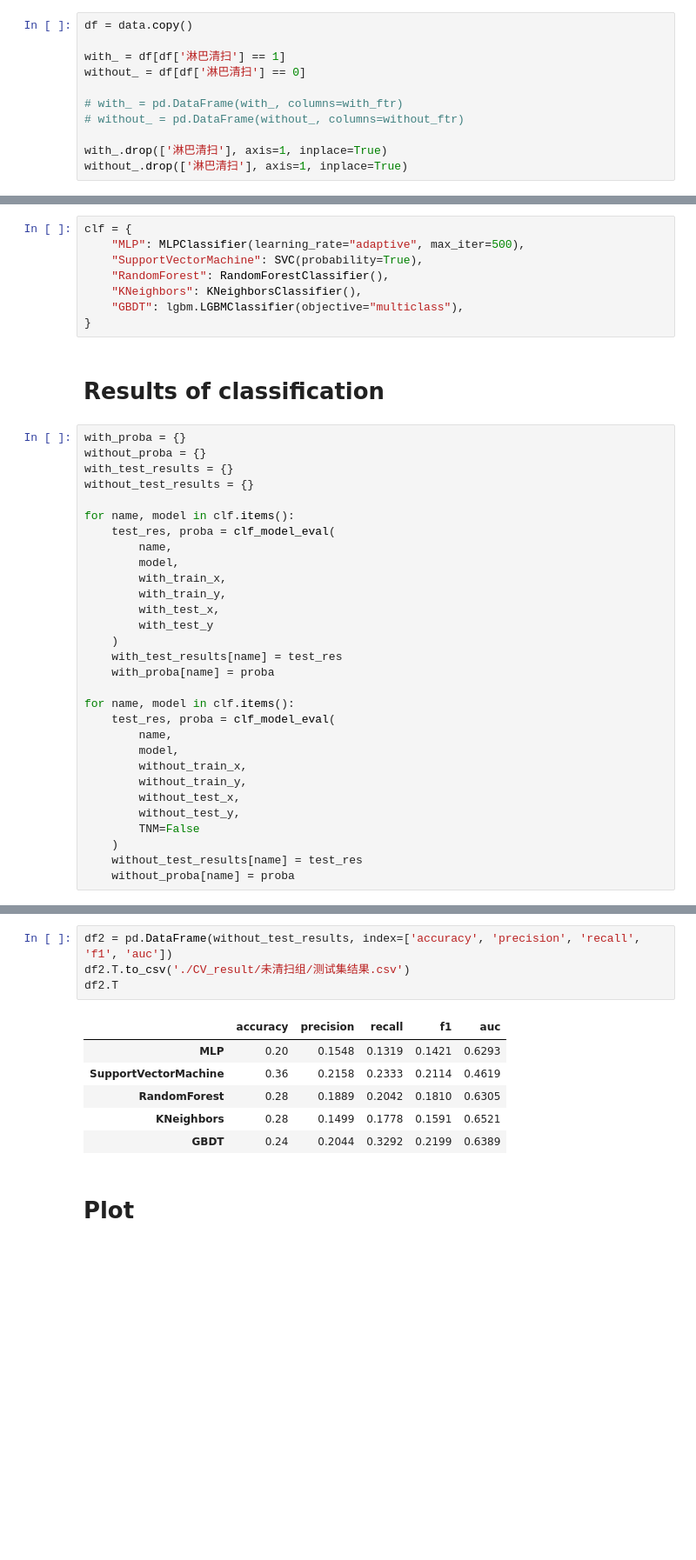
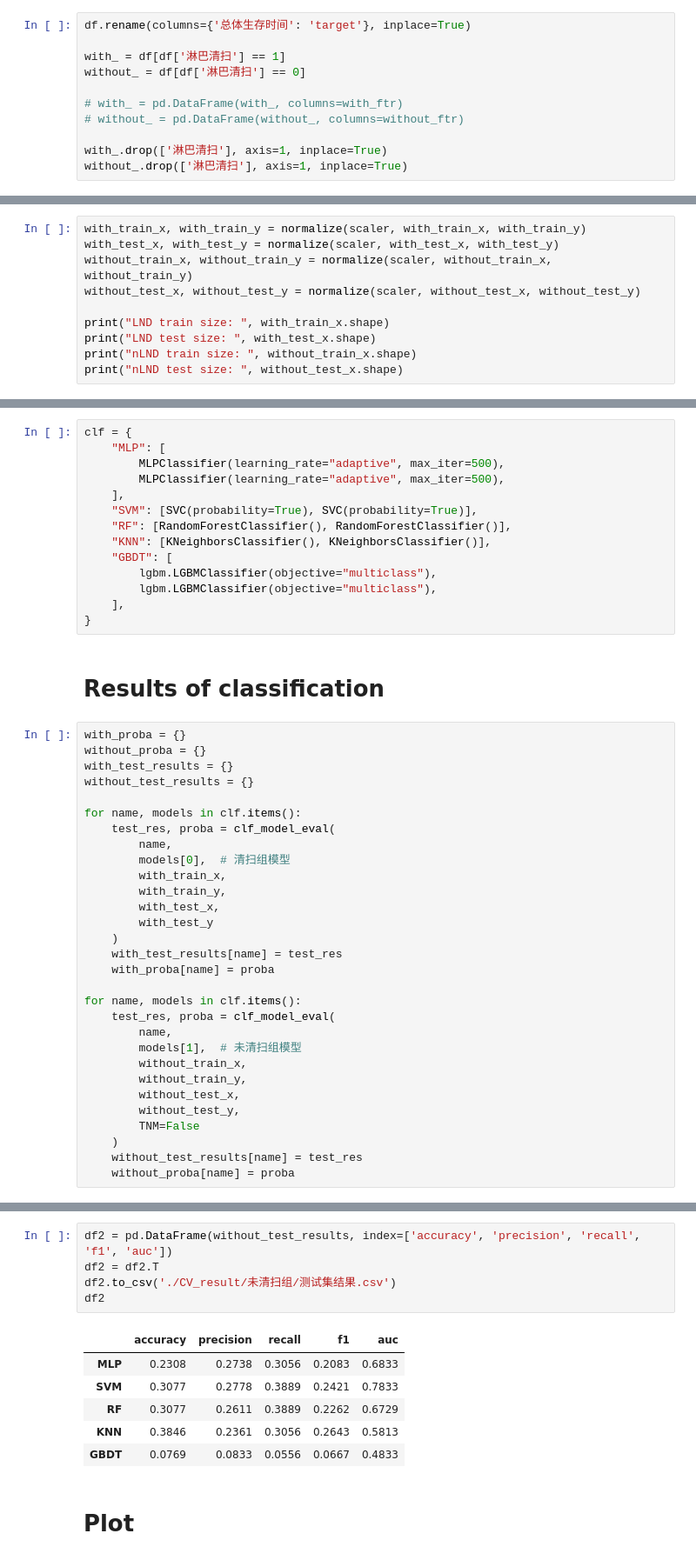
Before and after one commit to Parsonlee/TNM------, a Jupyter notebook: model.ipynb, the cells around one changed output, grey strips where cells are left out. Shown: that part at 87% size. Cells and saved outputs as stored; diff of their text form; blank space fills up the shorter version.

```diff
--- a/model.ipynb
+++ b/model.ipynb
@@ -92,7 +95,7 @@ plt.title('Number of samples in each class')
 Text(0.5, 1.0, 'Number of samples in each class')
 [figure]
 # %%
-df = data.copy()
+df.rename(columns={'总体生存时间': 'target'}, inplace=True)
 
 with_ = df[df['淋巴清扫'] == 1]
 without_ = df[df['淋巴清扫'] == 0]
@@ -156,0 +148,10 @@ with_test_y, without_test_y
+# %%
+with_train_x, with_train_y = normalize(scaler, with_train_x, with_train_y)
+with_test_x, with_test_y = normalize(scaler, with_test_x, with_test_y)
+without_train_x, without_train_y = normalize(scaler, without_train_x, without_train_y)
+without_test_x, without_test_y = normalize(scaler, without_test_x, without_test_y)
+
+print("LND train size: ", with_train_x.shape)
+print("LND test size: ", with_test_x.shape)
+print("nLND train size: ", without_train_x.shape)
+print("nLND test size: ", without_test_x.shape)
@@ -207,11 +220,17 @@ def clf_model_eval(name, model, x, y, test_x, test_y, TNM=True):
     return test_res, pred_proba
 # %%
 clf = {
-    "MLP": MLPClassifier(learning_rate="adaptive", max_iter=500),
-    "SupportVectorMachine": SVC(probability=True),
-    "RandomForest": RandomForestClassifier(),
-    "KNeighbors": KNeighborsClassifier(),
-    "GBDT": lgbm.LGBMClassifier(objective="multiclass"),
+    "MLP": [
+        MLPClassifier(learning_rate="adaptive", max_iter=500),
+        MLPClassifier(learning_rate="adaptive", max_iter=500),
+    ],
+    "SVM": [SVC(probability=True), SVC(probability=True)],
+    "RF": [RandomForestClassifier(), RandomForestClassifier()],
+    "KNN": [KNeighborsClassifier(), KNeighborsClassifier()],
+    "GBDT": [
+        lgbm.LGBMClassifier(objective="multiclass"),
+        lgbm.LGBMClassifier(objective="multiclass"),
+    ],
 }
 # %% [markdown]
 # Results of classification
@@ -221,10 +240,10 @@ without_proba = {}
 with_test_results = {}
 without_test_results = {}
 
-for name, model in clf.items():
+for name, models in clf.items():
     test_res, proba = clf_model_eval(
         name,
-        model,
+        models[0],  # 清扫组模型
         with_train_x,
         with_train_y,
         with_test_x,
@@ -233,10 +252,10 @@ for name, model in clf.items():
     with_test_results[name] = test_res
     with_proba[name] = proba
 
-for name, model in clf.items():
+for name, models in clf.items():
     test_res, proba = clf_model_eval(
         name,
-        model,
+        models[1],  # 未清扫组模型
         without_train_x,
         without_train_y,
         without_test_x,
@@ -259,14 +279,15 @@ df1.T
 # %%
 df2 = pd.DataFrame(without_test_results, index=['accuracy', 'precision', 'recall', 'f1', 'auc'])
-df2.T.to_csv('./CV_result/未清扫组/测试集结果.csv')
-df2.T
+df2 = df2.T
+df2.to_csv('./CV_result/未清扫组/测试集结果.csv')
+df2
 # %% [output]
 |  | accuracy | precision | recall | f1 | auc |
-| MLP | 0.20 | 0.1548 | 0.1319 | 0.1421 | 0.6293 |
-| SupportVectorMachine | 0.36 | 0.2158 | 0.2333 | 0.2114 | 0.4619 |
-| RandomForest | 0.28 | 0.1889 | 0.2042 | 0.1810 | 0.6305 |
-| KNeighbors | 0.28 | 0.1499 | 0.1778 | 0.1591 | 0.6521 |
-| GBDT | 0.24 | 0.2044 | 0.3292 | 0.2199 | 0.6389 |
+| MLP | 0.2308 | 0.2738 | 0.3056 | 0.2083 | 0.6833 |
+| SVM | 0.3077 | 0.2778 | 0.3889 | 0.2421 | 0.7833 |
+| RF | 0.3077 | 0.2611 | 0.3889 | 0.2262 | 0.6729 |
+| KNN | 0.3846 | 0.2361 | 0.3056 | 0.2643 | 0.5813 |
+| GBDT | 0.0769 | 0.0833 | 0.0556 | 0.0667 | 0.4833 |
 # %% [markdown]
 # Plot
 # %% [markdown]
```
Also changed, not shown: parts of 36 cells of this notebook, 45 other files.
